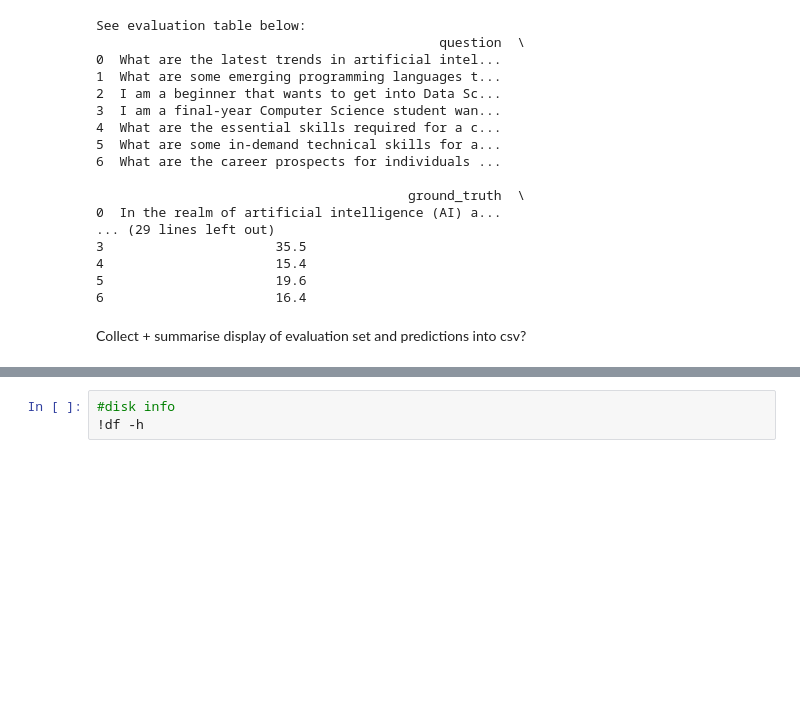
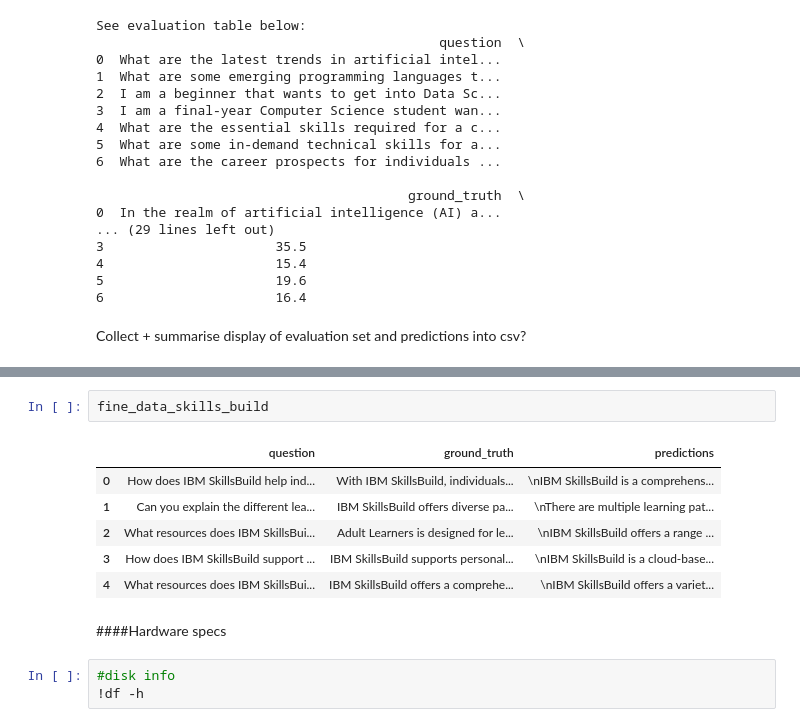
Before and after one commit to huishingchong/agile_llm, a Jupyter notebook: prompting.ipynb, the cells around one changed output, grey strips where cells are left out. Drawn from its saved outputs; the diff is of its cells as text; blank space fills up the shorter version.

```diff
--- a/prompting.ipynb
+++ b/prompting.ipynb
@@ -605,3 +626,14 @@ Hardware specs
+# %%
+fine_data_skills_build
+# %% [output]
+|  | question | ground_truth | predictions |
+| 0 | How does IBM SkillsBuild help ind... | With IBM SkillsBuild, individuals... | \nIBM SkillsBuild is a comprehens... |
+| 1 | Can you explain the different lea... | IBM SkillsBuild offers diverse pa... | \nThere are multiple learning pat... |
+| 2 | What resources does IBM SkillsBui... | Adult Learners is designed for le... | \nIBM SkillsBuild offers a range ... |
+| 3 | How does IBM SkillsBuild support ... | IBM SkillsBuild supports personal... | \nIBM SkillsBuild is a cloud-base... |
+| 4 | What resources does IBM SkillsBui... | IBM SkillsBuild offers a comprehe... | \nIBM SkillsBuild offers a variet... |
+# %% [markdown]
+####Hardware specs
 # %%
 #disk info
 !df -h
```
Also changed, not shown: parts of 4 cells of this notebook.
